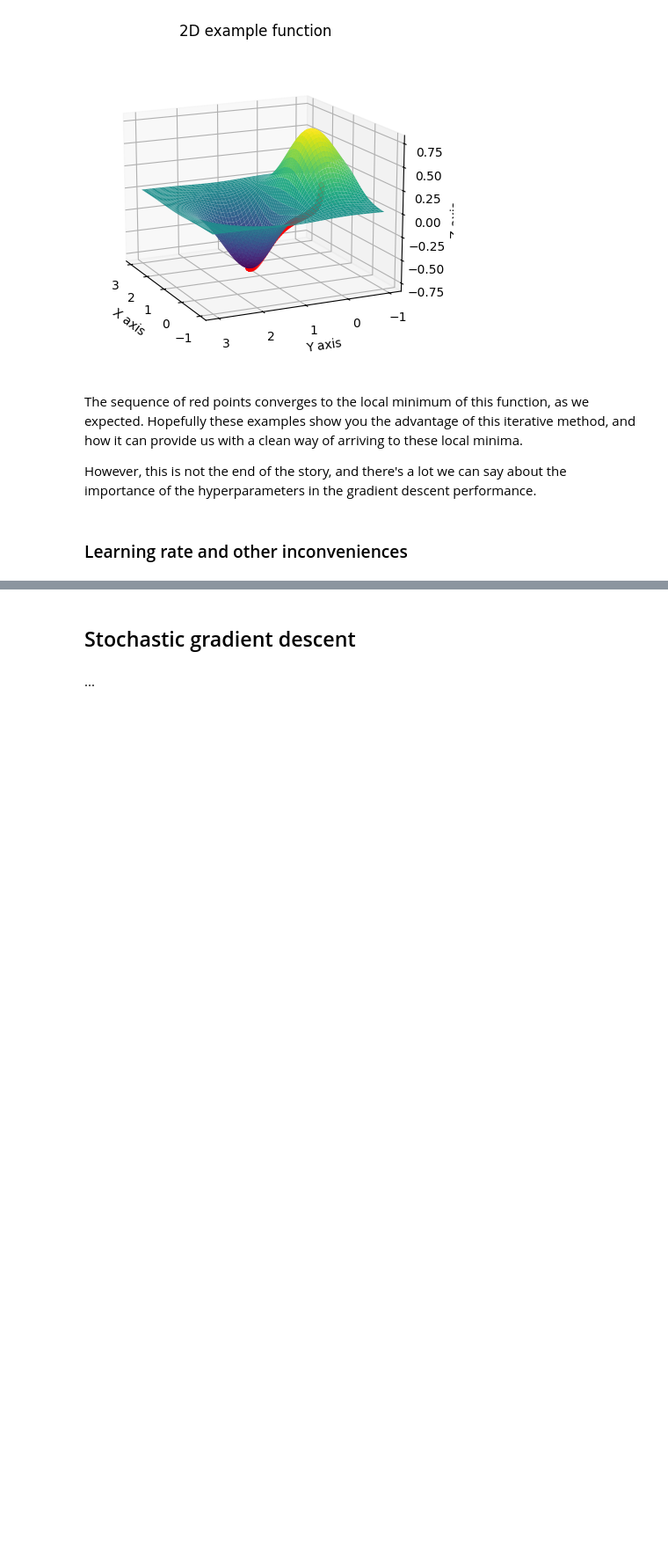
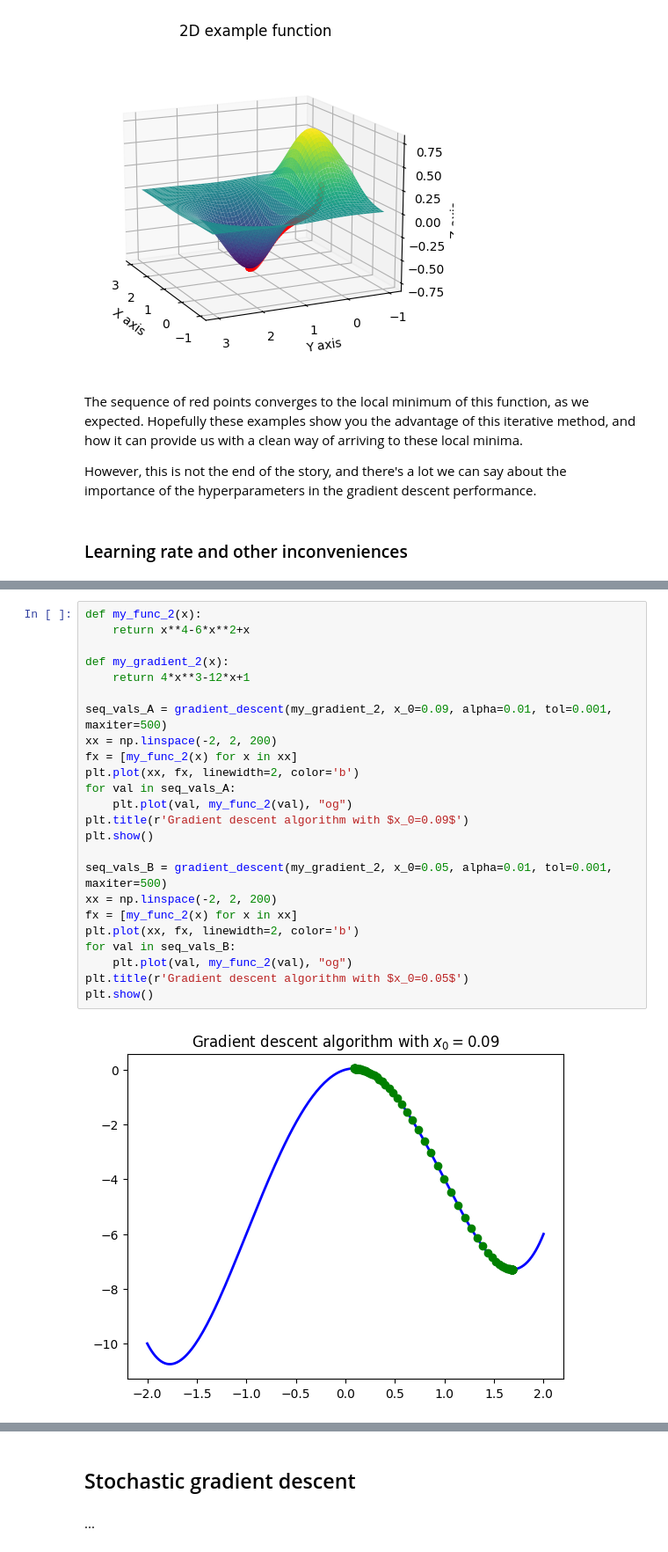
Before and after one commit to JimmyCalvoMonge/appmathpython, a Jupyter notebook: src/optimization/gradient_descent.ipynb, the cells around one changed output, grey strips where cells are left out. Shown: that part at 88% size. Drawn from its saved outputs; the diff is of its cells as text; blank space fills up the shorter version.

```diff
--- a/src/optimization/gradient_descent.ipynb
+++ b/src/optimization/gradient_descent.ipynb
@@ -410,0 +404,26 @@ However, this is not the end of the story, and there's a lot we can say about th
+# %%
+def my_func_2(x):
+    return x**4-6*x**2+x
+
+def my_gradient_2(x):
+    return 4*x**3-12*x+1
+
+seq_vals_A = gradient_descent(my_gradient_2, x_0=0.09, alpha=0.01, tol=0.001, maxiter=500)
+xx = np.linspace(-2, 2, 200)
+fx = [my_func_2(x) for x in xx]
+plt.plot(xx, fx, linewidth=2, color='b')
+for val in seq_vals_A:
+    plt.plot(val, my_func_2(val), "og")
+plt.title(r'Gradient descent algorithm with $x_0=0.09$')
+plt.show()
+
+seq_vals_B = gradient_descent(my_gradient_2, x_0=0.05, alpha=0.01, tol=0.001, maxiter=500)
+xx = np.linspace(-2, 2, 200)
+fx = [my_func_2(x) for x in xx]
+plt.plot(xx, fx, linewidth=2, color='b')
+for val in seq_vals_B:
+    plt.plot(val, my_func_2(val), "og")
+plt.title(r'Gradient descent algorithm with $x_0=0.05$')
+plt.show()
+# %% [output]
+[figure, added]
```
Also changed, not shown: parts of 28 cells of this notebook, 1 other file.
